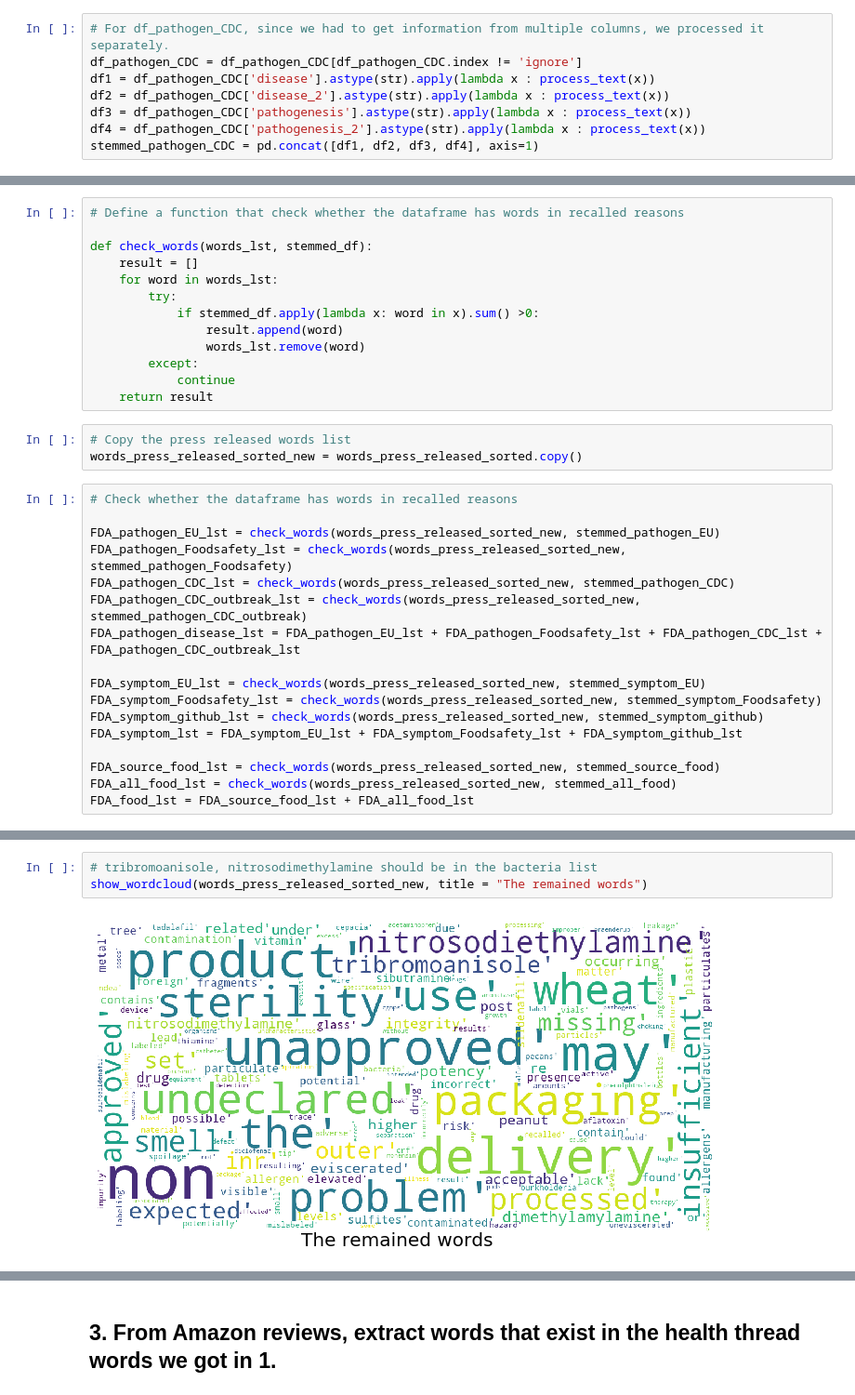
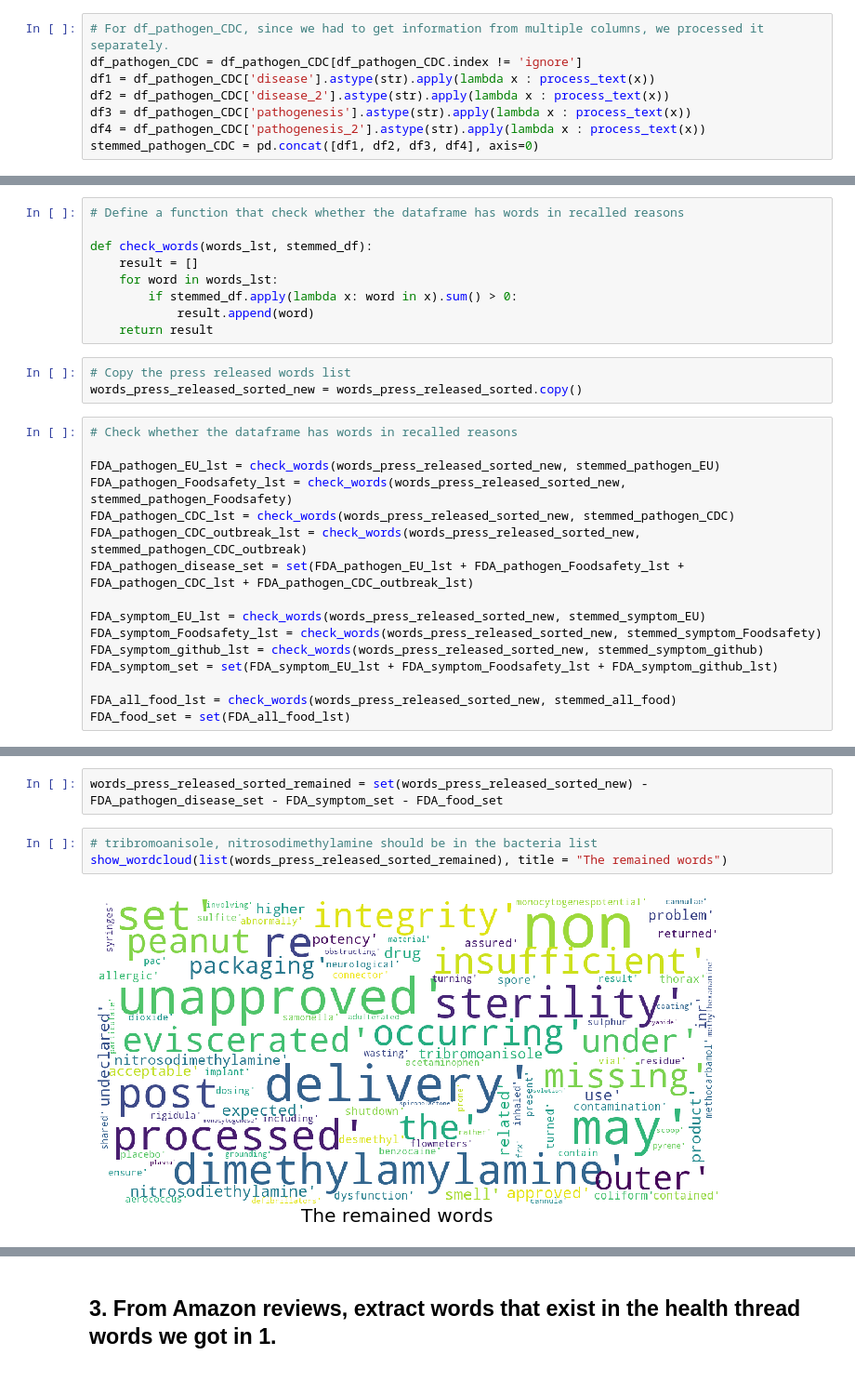
Before and after one commit to KKanakaraj/Amazon-Reviews-Infectious-Disease, a Jupyter notebook: notebooks/FDA_recall_reasons.ipynb, the cells around one changed output, grey strips where cells are left out. Shown at 93% size. Saved outputs shown, nothing was run; the diff lists cells and outputs as text.

Commit message:
Made some words dictionaries for categorizing

```diff
--- a/notebooks/FDA_recall_reasons.ipynb
+++ b/notebooks/FDA_recall_reasons.ipynb
@@ -246,4 +242,4 @@ df1 = df_pathogen_CDC['disease'].astype(str).apply(lambda x : process_text(x))
 df2 = df_pathogen_CDC['disease_2'].astype(str).apply(lambda x : process_text(x))
 df3 = df_pathogen_CDC['pathogenesis'].astype(str).apply(lambda x : process_text(x))
 df4 = df_pathogen_CDC['pathogenesis_2'].astype(str).apply(lambda x : process_text(x))
-stemmed_pathogen_CDC = pd.concat([df1, df2, df3, df4], axis=1)
+stemmed_pathogen_CDC = pd.concat([df1, df2, df3, df4], axis=0)
@@ -253,12 +272,8 @@ stemmed_pathogen_CDC = pd.concat([df1, df2, df3, df4], axis=1)
 def check_words(words_lst, stemmed_df):
     result = []
     for word in words_lst:
-        try:
-            if stemmed_df.apply(lambda x: word in x).sum() >0:
-                result.append(word)
-                words_lst.remove(word)
-        except:
-            continue
+        if stemmed_df.apply(lambda x: word in x).sum() > 0:
+            result.append(word)
     return result
 # %%
 # Copy the press released words list
@@ -270,15 +285,14 @@ FDA_pathogen_EU_lst = check_words(words_press_released_sorted_new, stemmed_patho
 FDA_pathogen_Foodsafety_lst = check_words(words_press_released_sorted_new, stemmed_pathogen_Foodsafety)
 FDA_pathogen_CDC_lst = check_words(words_press_released_sorted_new, stemmed_pathogen_CDC)
 FDA_pathogen_CDC_outbreak_lst = check_words(words_press_released_sorted_new, stemmed_pathogen_CDC_outbreak)
-FDA_pathogen_disease_lst = FDA_pathogen_EU_lst + FDA_pathogen_Foodsafety_lst + FDA_pathogen_CDC_lst + FDA_pathogen_CDC_outbreak_lst
+FDA_pathogen_disease_set = set(FDA_pathogen_EU_lst + FDA_pathogen_Foodsafety_lst + FDA_pathogen_CDC_lst + FDA_pathogen_CDC_outbreak_lst)
 
 FDA_symptom_EU_lst = check_words(words_press_released_sorted_new, stemmed_symptom_EU)
 FDA_symptom_Foodsafety_lst = check_words(words_press_released_sorted_new, stemmed_symptom_Foodsafety)
 FDA_symptom_github_lst = check_words(words_press_released_sorted_new, stemmed_symptom_github)
-FDA_symptom_lst = FDA_symptom_EU_lst + FDA_symptom_Foodsafety_lst + FDA_symptom_github_lst
+FDA_symptom_set = set(FDA_symptom_EU_lst + FDA_symptom_Foodsafety_lst + FDA_symptom_github_lst)
 
-FDA_source_food_lst = check_words(words_press_released_sorted_new, stemmed_source_food)
 FDA_all_food_lst = check_words(words_press_released_sorted_new, stemmed_all_food)
-FDA_food_lst = FDA_source_food_lst + FDA_all_food_lst
+FDA_food_set = set(FDA_all_food_lst)
 # %%
 # Let's see head of the pathogen and disease words list
@@ -325,7 +339,9 @@ FDA_food_lst[:10]
+# %%
+words_press_released_sorted_remained = set(words_press_released_sorted_new) - FDA_pathogen_disease_set - FDA_symptom_set - FDA_food_set
 # %%
 # tribromoanisole, nitrosodimethylamine should be in the bacteria list
-show_wordcloud(words_press_released_sorted_new, title = "The remained words")
+show_wordcloud(list(words_press_released_sorted_remained), title = "The remained words")
 # %% [output]
-[figure, old version]
+[figure, new version]
 # %%
 # Output all the categorized words lists to CSV files.
```
Also changed, not shown: parts of 24 cells of this notebook, 9 other files.
